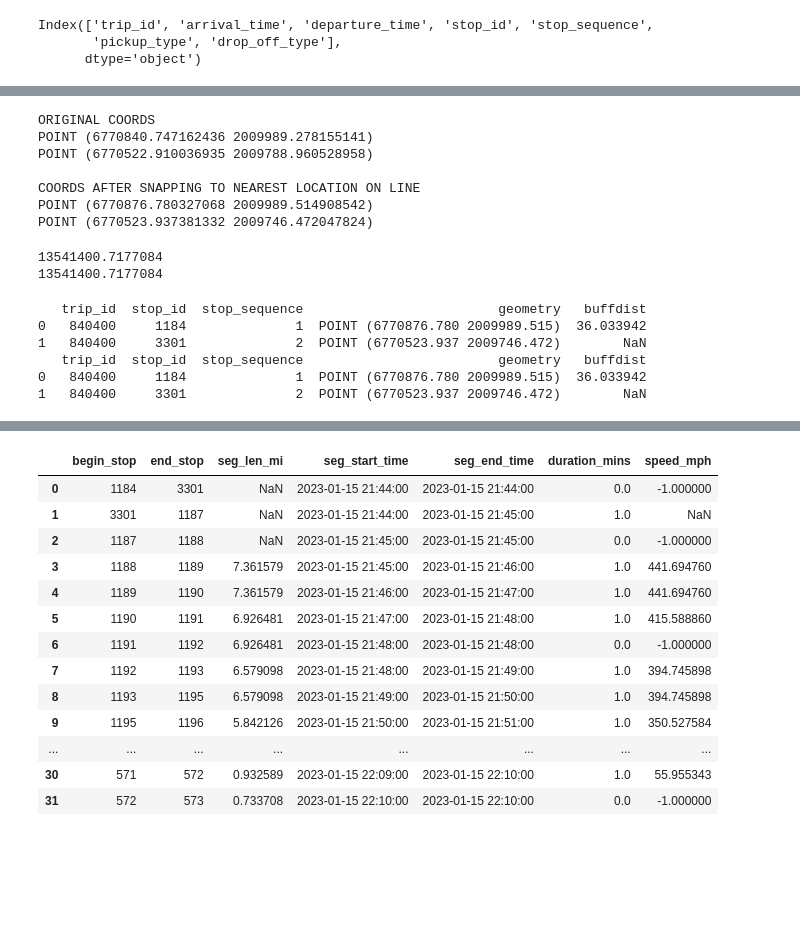
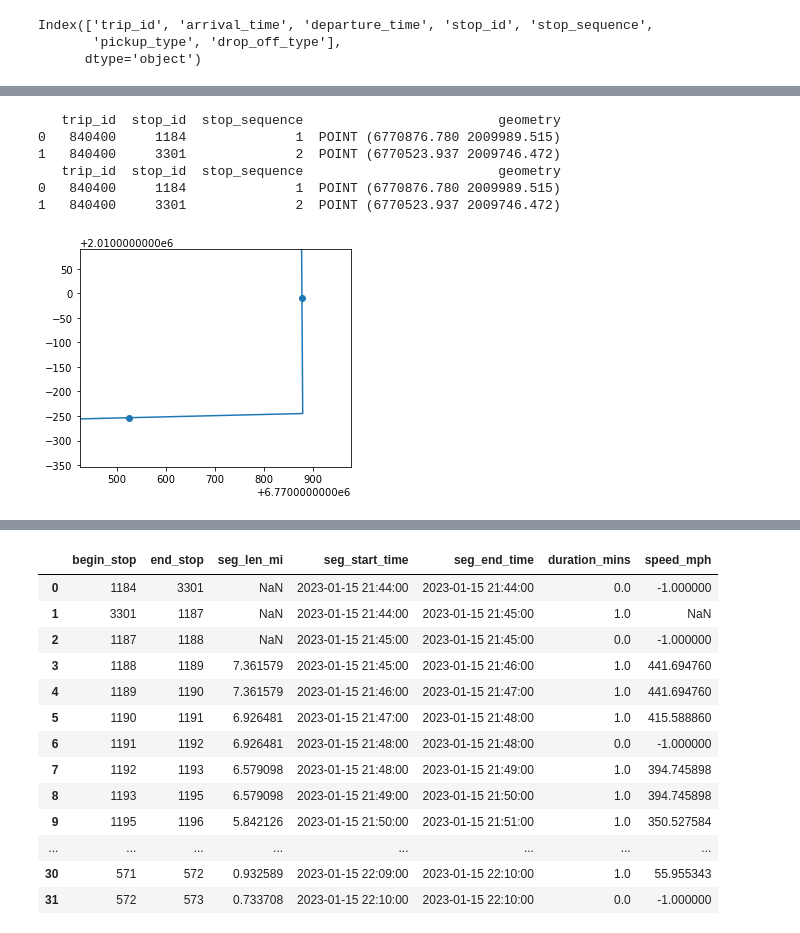
Before and after one commit to SACOG/GTFS-tools, a Jupyter notebook: gtfs-link-speeds/testing-linkspeed-fxns.ipynb, the cells around one changed output, grey strips where cells are left out. Drawn from its saved outputs; the diff is of its cells as text; code cells hidden in the pictures; blank space fills up the shorter version.

Commit message:
started very basic shapely experiemtnation notebook

```diff
--- a/gtfs-link-speeds/testing-linkspeed-fxns.ipynb
+++ b/gtfs-link-speeds/testing-linkspeed-fxns.ipynb
@@ -50,4 +50,8 @@ gdf_test_stops = df_test_trip.merge(gtfs.df_stoptimes, on='trip_id') \
                 [['trip_id', 'stop_id', 'stop_sequence', 'geometry']] \
                 .sort_values(by='stop_sequence')
 gdf_test_stops = gpd.GeoDataFrame(gdf_test_stops, geometry='geometry') # need this to make geo df instead of regular df
+# %%
+stops_list = gdf_test_stops.stop_sequence.to_list()
+stop_pairs = [(stops_list[i], stops_list[i+1]) for i in range(len(stops_list)) if i < len(stops_list)-1]
+# stop_pairs
 # %%
@@ -64,60 +70,29 @@ coords = gdf_pair.geometry.unary_union
-# %%
-# https://gis.stackexchange.com/questions/306838/snap-points-shapefile-to-line-shapefile-using-shapely
-
-print("ORIGINAL COORDS")
-for i in range(len(gdf_pair)):
-    print(gdf_pair.geometry[i].wkt)
-
-print("\nCOORDS AFTER SNAPPING TO NEAREST LOCATION ON LINE")
-
-for i in range(len(gdf_pair)):
-    print(trip_line.interpolate(trip_line.project(gdf_pair.geometry[i])).wkt)
-# %% [output]
-ORIGINAL COORDS
-POINT (6770840.747162436 2009989.278155141)
-POINT (6770522.910036935 2009788.960528958)
-
-COORDS AFTER SNAPPING TO NEAREST LOCATION ON LINE
-POINT (6770876.780327068 2009989.514908542)
-POINT (6770523.937381332 2009746.472047824)
 # %%
-def snap_point_to_line(in_point, target_line):
-    # in_point is a geodataframe row with point geometry
-    # target_line is a line_geometry object
-    # creates a point that lies on target_line where it is closest to in_point
-
-    # more information
-    # https://shapely.readthedocs.io/en/stable/manual.html#linear-referencing-methods
-
-    lin_ref_distance = target_line.project(in_point.geometry)
-    new_point = target_line.interpolate(target_line.project(in_point.geometry))
-
-    return new_point
+# https://shapely.readthedocs.io/en/stable/manual.html#nearest-points
 
 gdf_pair_snapped = gdf_pair
-gdf_pair_snapped['geometry'] = gdf_pair_snapped.apply(lambda row: snap_point_to_line(row, trip_line), axis=1)
+gdf_pair_snapped['geometry'] = gdf_pair_snapped.apply(lambda row: shapely.ops.nearest_points(row['geometry'], trip_line)[1], \
+                                                      axis=1)
 
-print(gdf_pair.geometry.x.sum())
-print(gdf_pair_snapped.geometry.x.sum())
+print(gdf_pair)
+print(gdf_pair_snapped)
 # %% [output]
-13541400.7177084
-13541400.7177084
+   trip_id  stop_id  stop_sequence                         geometry
+0   840400     1184              1  POINT (6770876.780 2009989.515)
+1   840400     3301              2  POINT (6770523.937 2009746.472)
+   trip_id  stop_id  stop_sequence                         geometry
+0   840400     1184              1  POINT (6770876.780 2009989.515)
+1   840400     3301              2  POINT (6770523.937 2009746.472)
-# %%
-print(gdf_pair_snapped)
-print(gdf_pair)
-# %% [output]
-   trip_id  stop_id  stop_sequence                         geometry   buffdist
-0   840400     1184              1  POINT (6770876.780 2009989.515)  36.033942
-1   840400     3301              2  POINT (6770523.937 2009746.472)        NaN
-   trip_id  stop_id  stop_sequence                         geometry   buffdist
-0   840400     1184              1  POINT (6770876.780 2009989.515)  36.033942
-1   840400     3301              2  POINT (6770523.937 2009746.472)        NaN
 # %%
-test_extent = gdf_pair.geometry.total_bounds
+# visually confirm that points snapped to line
 
-ax = gdf_pair.plot()
-ax.set_xlim(left=test_extent[0]-100, right=test_extent[2]+100)
-ax.set_ylim(bottom=test_extent[1]-100, top=test_extent[3]+100)
+def map_it(points_df, line_df):
+    test_extent = points_df.geometry.total_bounds
+    ax = points_df.plot()
+    ax.set_xlim(left=test_extent[0]-100, right=test_extent[2]+100)
+    ax.set_ylim(bottom=test_extent[1]-100, top=test_extent[3]+100)
+    line_df.plot(ax=ax)
 
-gdf_snapped_pts.plot(ax=ax)
-gdf_test_tripshp.plot(ax=ax)
+map_it(gdf_pair, gdf_test_tripshp)
+# %% [output]
+[figure, added]
```
Also changed, not shown: parts of 4 cells of this notebook, 1 other file.
